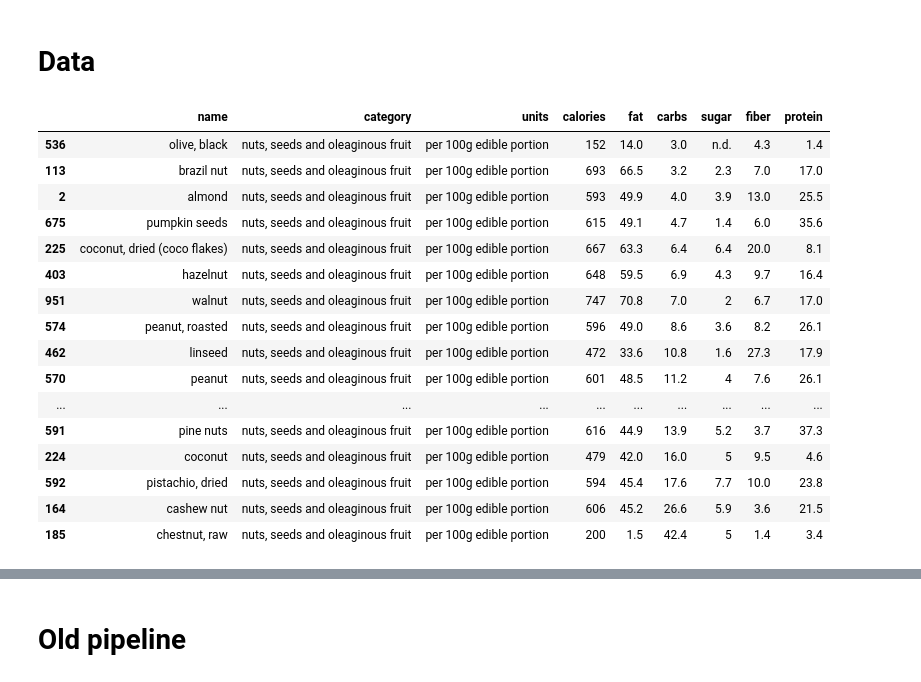
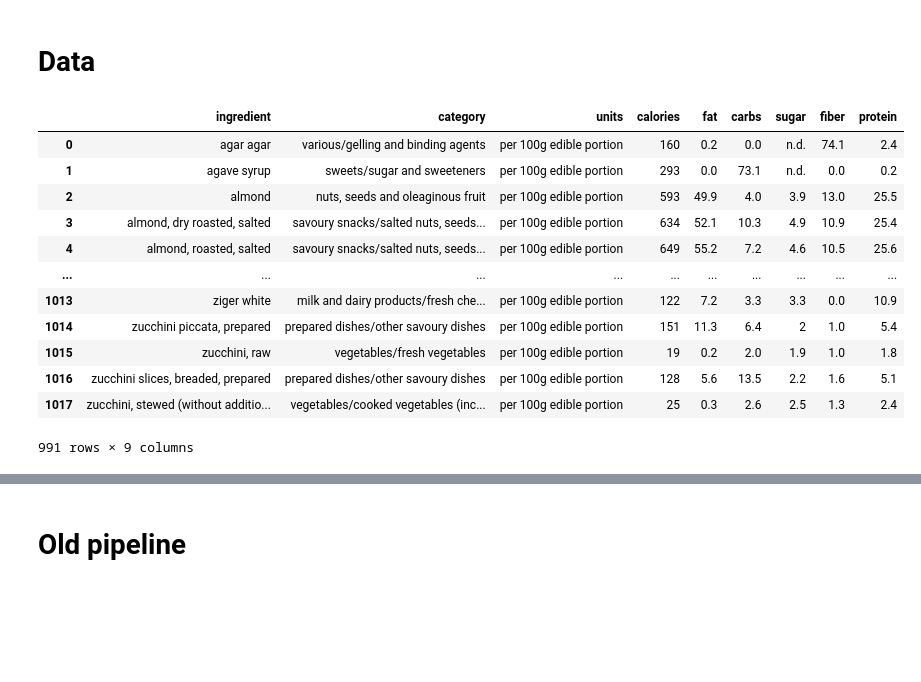
Before and after one commit to fabiangunzinger/food-tracker, a Jupyter notebook: dashboard.ipynb, the cells around one changed output, grey strips where cells are left out. Cells and saved outputs as stored; diff of their text form; code cells hidden in the pictures; blank space fills up the shorter version.

```diff
--- a/dashboard.ipynb
+++ b/dashboard.ipynb
@@ -35,25 +30,21 @@ The autoreload extension is already loaded. To reload it, use:
 # %% [markdown]
 # Data
 # %%
-data = read_raw()
+myfoods = read_raw()
-# %%
-find_food(data, '^nuts, see', cat=True).sort_values('carbs')
-# %% [output]
-|  | name | category | units | calories | fat | carbs | sugar | fiber | protein |
-| 536 | olive, black | nuts, seeds and oleaginous fruit | per 100g edible portion | 152 | 14.0 | 3.0 | n.d. | 4.3 | 1.4 |
-| 113 | brazil nut | nuts, seeds and oleaginous fruit | per 100g edible portion | 693 | 66.5 | 3.2 | 2.3 | 7.0 | 17.0 |
-| 2 | almond | nuts, seeds and oleaginous fruit | per 100g edible portion | 593 | 49.9 | 4.0 | 3.9 | 13.0 | 25.5 |
-| 675 | pumpkin seeds | nuts, seeds and oleaginous fruit | per 100g edible portion | 615 | 49.1 | 4.7 | 1.4 | 6.0 | 35.6 |
-| 225 | coconut, dried (coco flakes) | nuts, seeds and oleaginous fruit | per 100g edible portion | 667 | 63.3 | 6.4 | 6.4 | 20.0 | 8.1 |
-| 403 | hazelnut | nuts, seeds and oleaginous fruit | per 100g edible portion | 648 | 59.5 | 6.9 | 4.3 | 9.7 | 16.4 |
-| 951 | walnut | nuts, seeds and oleaginous fruit | per 100g edible portion | 747 | 70.8 | 7.0 | 2 | 6.7 | 17.0 |
-| 574 | peanut, roasted | nuts, seeds and oleaginous fruit | per 100g edible portion | 596 | 49.0 | 8.6 | 3.6 | 8.2 | 26.1 |
-| 462 | linseed | nuts, seeds and oleaginous fruit | per 100g edible portion | 472 | 33.6 | 10.8 | 1.6 | 27.3 | 17.9 |
-| 570 | peanut | nuts, seeds and oleaginous fruit | per 100g edible portion | 601 | 48.5 | 11.2 | 4 | 7.6 | 26.1 |
-| ... | ... | ... | ... | ... | ... | ... | ... | ... | ... |
-| 591 | pine nuts | nuts, seeds and oleaginous fruit | per 100g edible portion | 616 | 44.9 | 13.9 | 5.2 | 3.7 | 37.3 |
-| 224 | coconut | nuts, seeds and oleaginous fruit | per 100g edible portion | 479 | 42.0 | 16.0 | 5 | 9.5 | 4.6 |
-| 592 | pistachio, dried | nuts, seeds and oleaginous fruit | per 100g edible portion | 594 | 45.4 | 17.6 | 7.7 | 10.0 | 23.8 |
-| 164 | cashew nut | nuts, seeds and oleaginous fruit | per 100g edible portion | 606 | 45.2 | 26.6 | 5.9 | 3.6 | 21.5 |
-| 185 | chestnut, raw | nuts, seeds and oleaginous fruit | per 100g edible portion | 200 | 1.5 | 42.4 | 5 | 1.4 | 3.4 |
+# %%
+myfoods
+# %% [output]
+|  | ingredient | category | units | calories | fat | carbs | sugar | fiber | protein |
+| 0 | agar agar | various/gelling and binding agents | per 100g edible portion | 160 | 0.2 | 0.0 | n.d. | 74.1 | 2.4 |
+| 1 | agave syrup | sweets/sugar and sweeteners | per 100g edible portion | 293 | 0.0 | 73.1 | n.d. | 0.0 | 0.2 |
+| 2 | almond | nuts, seeds and oleaginous fruit | per 100g edible portion | 593 | 49.9 | 4.0 | 3.9 | 13.0 | 25.5 |
+| 3 | almond, dry roasted, salted | savoury snacks/salted nuts, seeds... | per 100g edible portion | 634 | 52.1 | 10.3 | 4.9 | 10.9 | 25.4 |
+| 4 | almond, roasted, salted | savoury snacks/salted nuts, seeds... | per 100g edible portion | 649 | 55.2 | 7.2 | 4.6 | 10.5 | 25.6 |
+| ... | ... | ... | ... | ... | ... | ... | ... | ... | ... |
+| 1013 | ziger white | milk and dairy products/fresh che... | per 100g edible portion | 122 | 7.2 | 3.3 | 3.3 | 0.0 | 10.9 |
+| 1014 | zucchini piccata, prepared | prepared dishes/other savoury dishes | per 100g edible portion | 151 | 11.3 | 6.4 | 2 | 1.0 | 5.4 |
+| 1015 | zucchini, raw | vegetables/fresh vegetables | per 100g edible portion | 19 | 0.2 | 2.0 | 1.9 | 1.0 | 1.8 |
+| 1016 | zucchini slices, breaded, prepared | prepared dishes/other savoury dishes | per 100g edible portion | 128 | 5.6 | 13.5 | 2.2 | 1.6 | 5.1 |
+| 1017 | zucchini, stewed (without additio... | vegetables/cooked vegetables (inc... | per 100g edible portion | 25 | 0.3 | 2.6 | 2.5 | 1.3 | 2.4 |
+991 rows × 9 columns
 # %%
```
Also changed, not shown: parts of 2 cells of this notebook, 3 other files.
